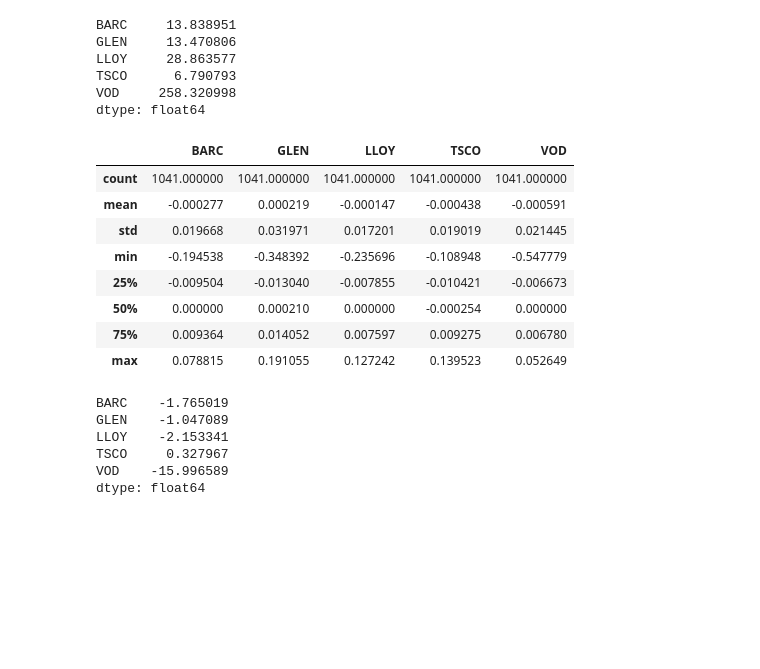
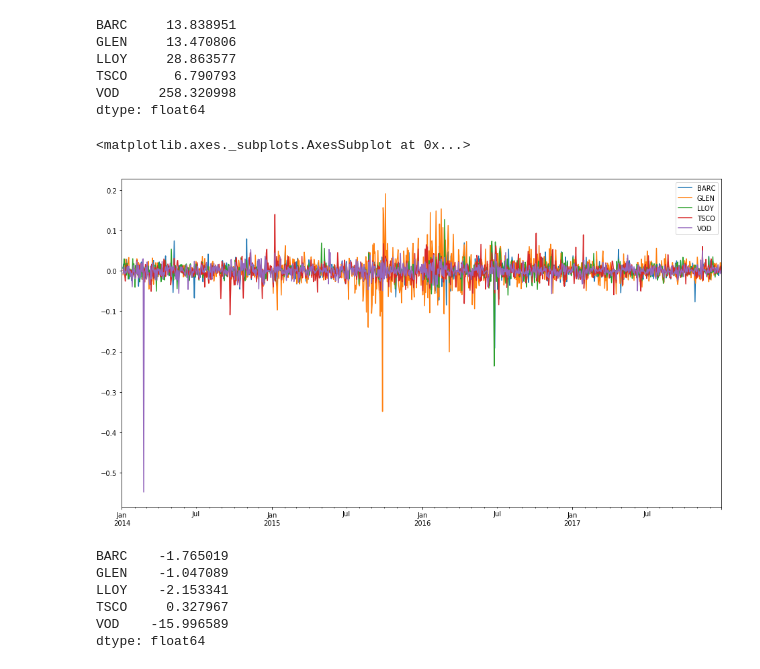
Before and after one commit to Phali/Physics_Finance, a Jupyter notebook: Coursework1.ipynb, the cells around one changed output. Cells and saved outputs as stored; diff of their text form; code cells hidden in the pictures; blank space fills up the shorter version.

```diff
--- a/Coursework1.ipynb
+++ b/Coursework1.ipynb
@@ -131,17 +124,10 @@ dtype: float64
 # %%
 # Log returns - First the logarithm of the prices is taken and then the difference of consecutive (log) observations
 log_returns = np.log(close).diff()
-log_returns.describe()
+log_returns.plot(figsize = (16,9))
 # %% [output]
-|  | BARC | GLEN | LLOY | TSCO | VOD |
-| count | 1041.000000 | 1041.000000 | 1041.000000 | 1041.000000 | 1041.000000 |
-| mean | -0.000277 | 0.000219 | -0.000147 | -0.000438 | -0.000591 |
-| std | 0.019668 | 0.031971 | 0.017201 | 0.019019 | 0.021445 |
-| min | -0.194538 | -0.348392 | -0.235696 | -0.108948 | -0.547779 |
-| 25% | -0.009504 | -0.013040 | -0.007855 | -0.010421 | -0.006673 |
-| 50% | 0.000000 | 0.000210 | 0.000000 | -0.000254 | 0.000000 |
-| 75% | 0.009364 | 0.014052 | 0.007597 | 0.009275 | 0.006780 |
-| max | 0.078815 | 0.191055 | 0.127242 | 0.139523 | 0.052649 |
+<matplotlib.axes._subplots.AxesSubplot at 0x...>
+[figure, added]
 # %%
 log_returns.skew()
 # %% [output]
```
Also changed, not shown: parts of 5 cells of this notebook.
